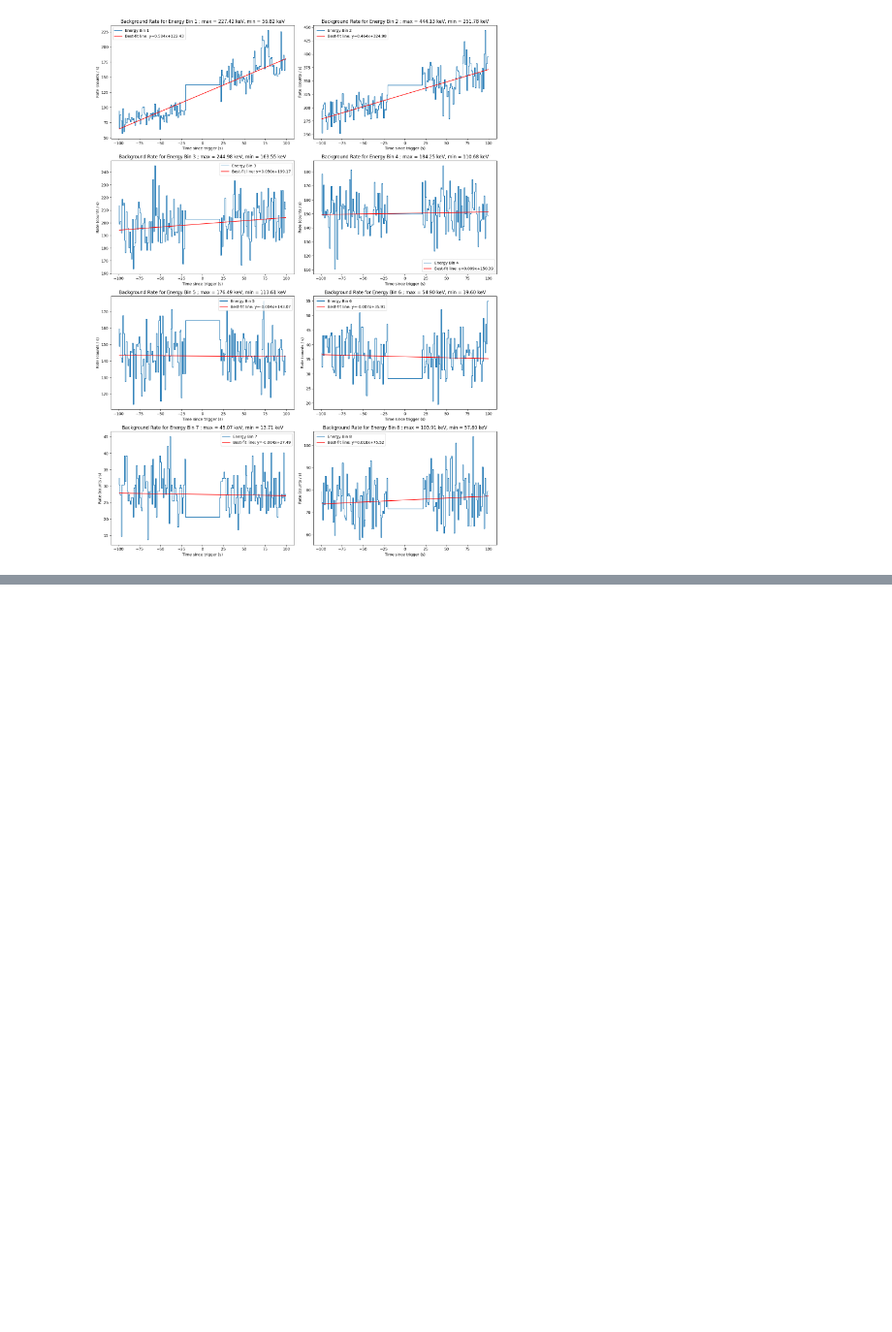
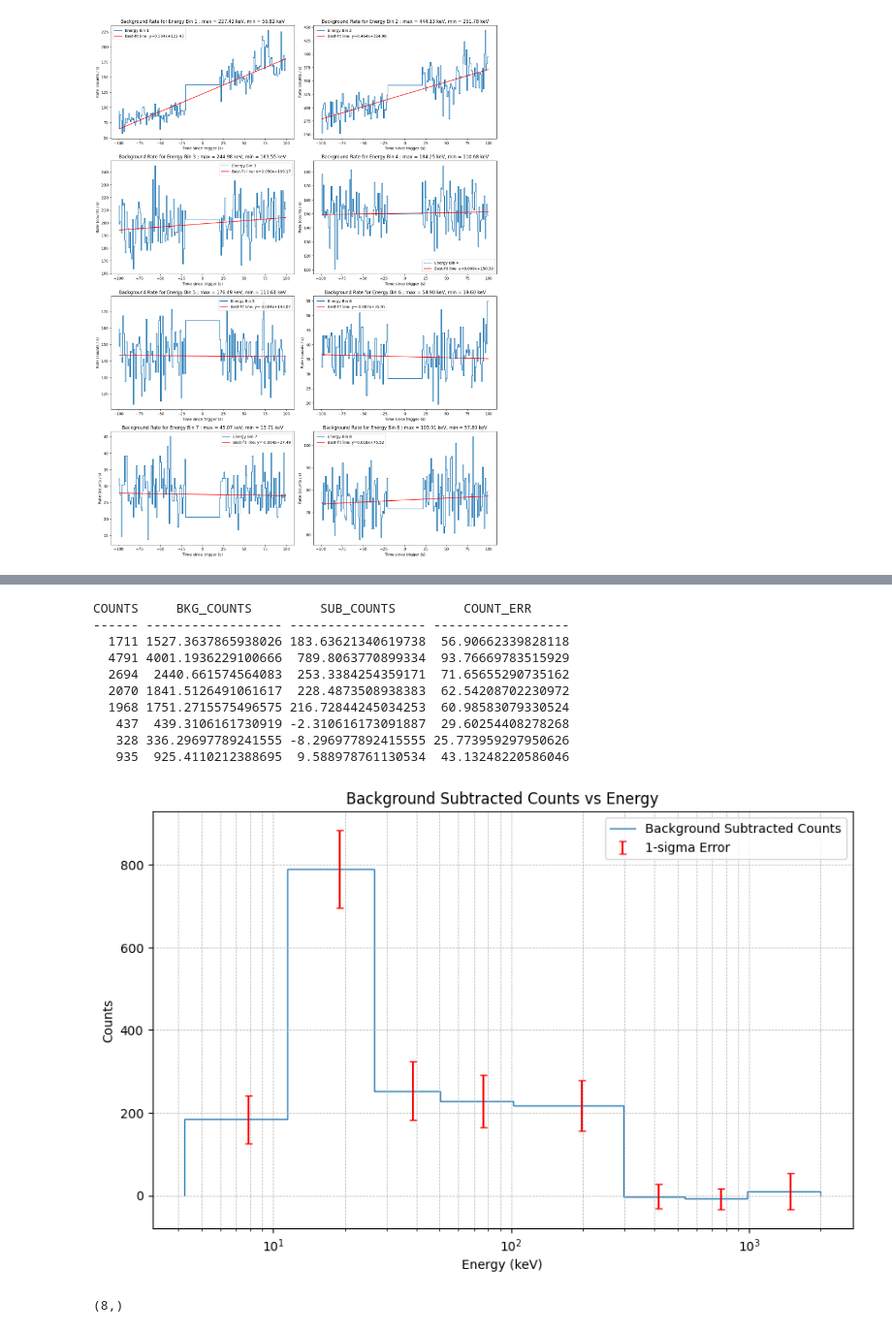
Before and after one commit to aInsan/Astro-97, a Jupyter notebook: Mini Project 2/Adhikari_Insan_mp2.ipynb, the cells around one changed output, grey strips where cells are left out. Shown at 97% size. Cells and saved outputs as stored; diff of their text form; code cells hidden in the pictures; blank space fills up the shorter version.

```diff
--- a/Mini Project 2/Adhikari_Insan_mp2.ipynb
+++ b/Mini Project 2/Adhikari_Insan_mp2.ipynb
@@ -318,0 +342,72 @@ plt.show()
+# %%
+best_fit_params = np.array(best_fit_params)
+
+# Calculate the exact exposure time for all time bins that have dt between -2 s and 10 s
+signal_mask = (dt >= -2) & (dt <= 10)
+signal_exposure = np.sum(exposure[signal_mask])
+
+# Sum counts over selected time bins
+counts_selected = counts_arr[signal_mask]  # shape (selected time bins, num energy bins)
+total_counts_per_bin = np.sum(counts_selected, axis=0)
+
+# Create table
+spec_data = Table()
+spec_data['COUNTS'] = total_counts_per_bin
+
+# Background estimate at mid_dt = 4 s
+mid_dt = 4
+background_rate_per_bin = best_fit_params[:, 0] * mid_dt + best_fit_params[:, 1]  # m*dt + b
+background_counts_per_bin = background_rate_per_bin * signal_exposure
+
+# Background-subtracted counts and errors
+background_subtracted_counts = total_counts_per_bin - background_counts_per_bin
+counting_error = np.sqrt(total_counts_per_bin + background_counts_per_bin)
+
+# Add columns
+spec_data['BKG_COUNTS'] = background_counts_per_bin
+spec_data['SUB_COUNTS'] = background_subtracted_counts
+spec_data['COUNT_ERR'] = counting_error
+
+# Display final table
+print(spec_data)
+
+
+# Prepare energy bins for plotting
+E_MIN = hdu1_table['E_MIN']
+E_MAX = hdu1_table['E_MAX']
+energy_bins = np.append(E_MIN, [E_MAX[-1]])  # Create array of energy bins
+energy_mid = (E_MIN + E_MAX) / 2  # Midpoints of energy bins
+
+# Get the counts and errors
+sub_counts = np.array(spec_data['SUB_COUNTS'])
+count_err = np.array(spec_data['COUNT_ERR'])
+
+# Plot background subtracted counts
+plt.figure(figsize=(10, 6))
+plt.stairs(sub_counts, energy_bins, label='Background Subtracted Counts')
+plt.errorbar(energy_mid, sub_counts,
+             yerr=count_err, fmt='none', label='1-sigma Error', color='red', capsize=3, capthick=1)
+
+# Set plot properties
+plt.xscale('log')
+plt.xlabel('Energy (keV)')
+plt.ylabel('Counts')
+plt.title('Background Subtracted Counts vs Energy')
+plt.legend()
+plt.grid(True, which="both", linestyle="--", linewidth=0.5)
+plt.show()
+
+print(spec_data['SUB_COUNTS'].shape)
+# %% [output]
+COUNTS     BKG_COUNTS         SUB_COUNTS         COUNT_ERR
+------ ------------------ ------------------ ------------------
+  1711 1527.3637865938026 183.63621340619738  56.90662339828118
+  4791 4001.1936229100666  789.8063770899334  93.76669783515929
+  2694  2440.661574564083  253.3384254359171  71.65655290735162
+  2070 1841.5126491061617  228.4873508938383  62.54208702230972
+  1968 1751.2715575496575 216.72844245034253  60.98583079330524
+   437  439.3106161730919 -2.310616173091887  29.60254408278268
+   328 336.29697789241555 -8.296977892415555 25.773959297950626
+   935  925.4110212388695  9.588978761130534  43.13248220586046
+[figure, added]
+(8,)
```
Also changed, not shown: parts of 26 cells of this notebook, 9 other files.
